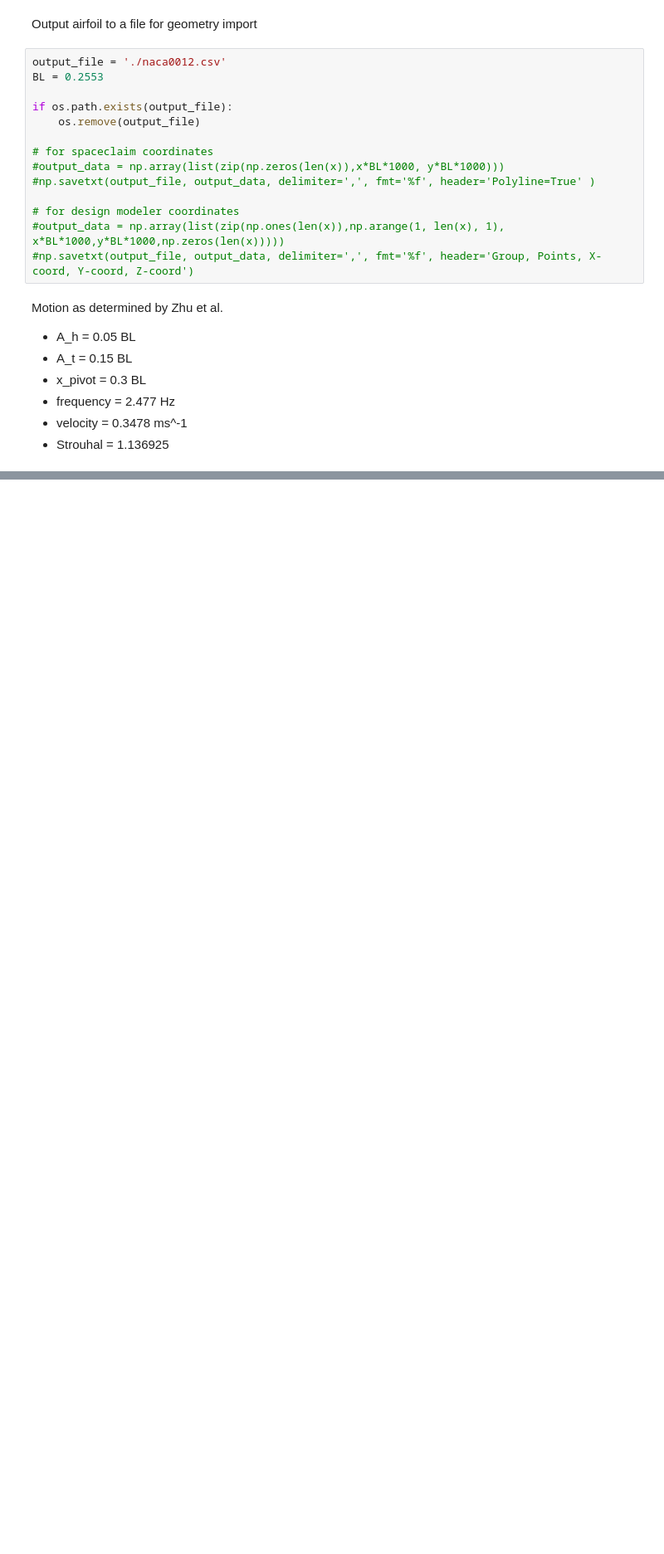
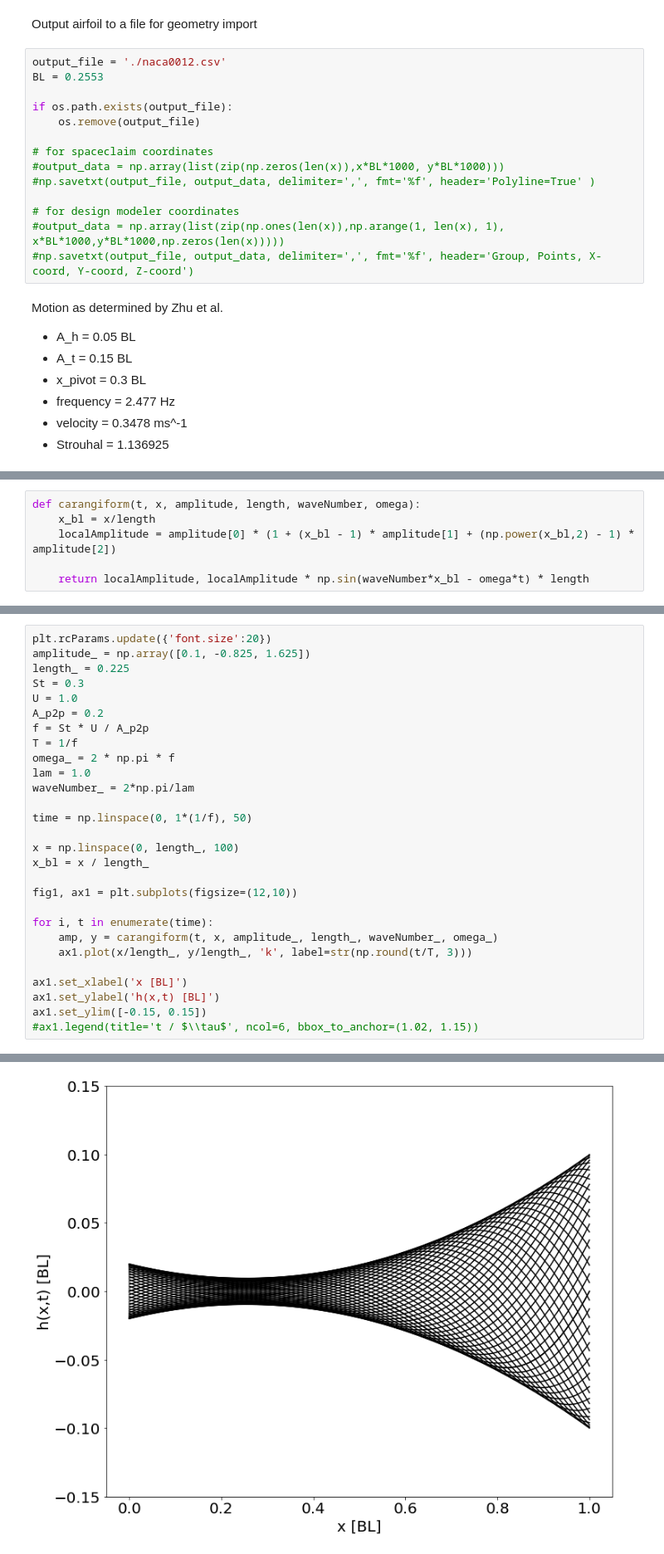
Before and after one commit to michaelcoe/Ika-Flow, a Jupyter notebook: motion_solver.ipynb, the cells around one changed output, grey strips where cells are left out. Shown at 83% size. Saved outputs shown, nothing was run; the diff lists cells and outputs as text; blank space fills up the shorter version.

```diff
--- a/motion_solver.ipynb
+++ b/motion_solver.ipynb
@@ -247,0 +88,6 @@ plt.legend()
+# %%
+def carangiform(t, x, amplitude, length, waveNumber, omega):
+    x_bl = x/length
+    localAmplitude = amplitude[0] * (1 + (x_bl - 1) * amplitude[1] + (np.power(x_bl,2) - 1) * amplitude[2])
+
+    return localAmplitude, localAmplitude * np.sin(waveNumber*x_bl - omega*t) * length
@@ -247,0 +131,29 @@ plt.legend()
+# %%
+plt.rcParams.update({'font.size':20})
+amplitude_ = np.array([0.1, -0.825, 1.625])
+length_ = 0.225
+St = 0.3
+U = 1.0
+A_p2p = 0.2
+f = St * U / A_p2p
+T = 1/f
+omega_ = 2 * np.pi * f
+lam = 1.0
+waveNumber_ = 2*np.pi/lam
+
+time = np.linspace(0, 1*(1/f), 50)
+
+x = np.linspace(0, length_, 100)
+x_bl = x / length_
+
+fig1, ax1 = plt.subplots(figsize=(12,10))
+
+for i, t in enumerate(time):
+    amp, y = carangiform(t, x, amplitude_, length_, waveNumber_, omega_)
+    ax1.plot(x/length_, y/length_, 'k', label=str(np.round(t/T, 3)))
+
+ax1.set_xlabel('x [BL]')
+ax1.set_ylabel('h(x,t) [BL]')
+ax1.set_ylim([-0.15, 0.15])
+#ax1.legend(title='t / $\\tau$', ncol=6, bbox_to_anchor=(1.02, 1.15))
+# %% [output]
@@ -247,0 +161 @@ plt.legend()
+[figure, added]
```
Also changed, not shown: parts of 13 cells of this notebook, 17 other files.
